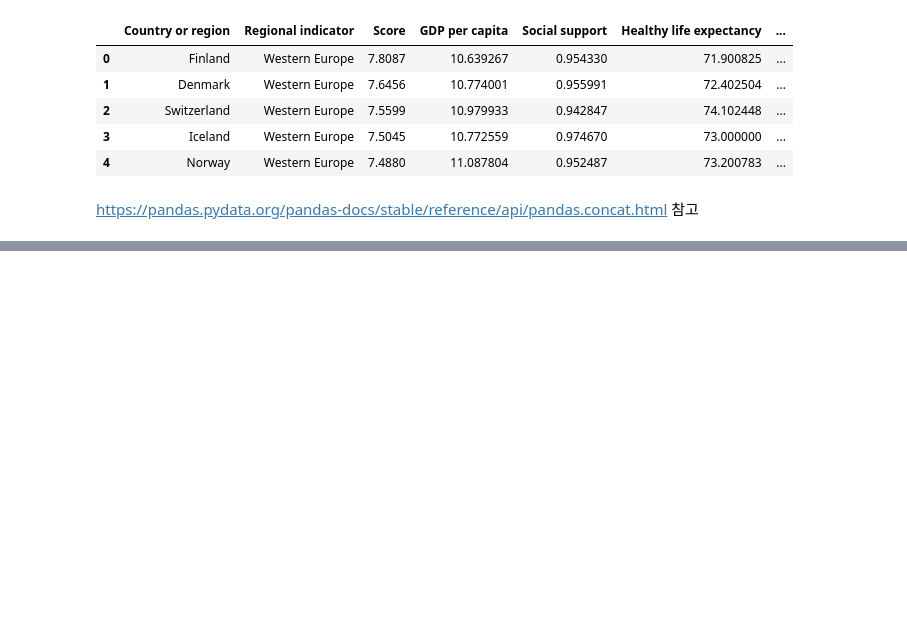
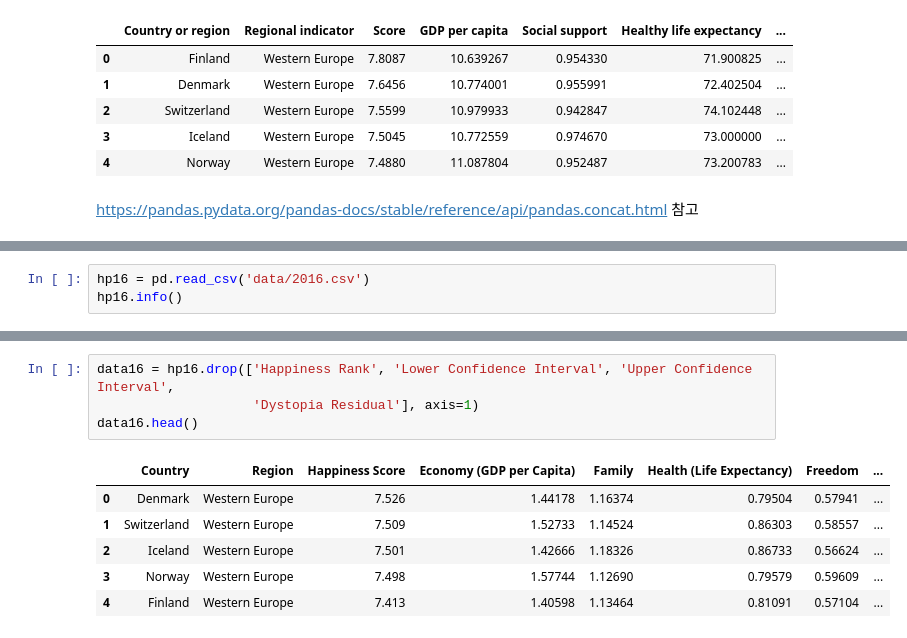
Before and after one commit to sohyeondian/Happiness, a Jupyter notebook: 04. 데이터 합치기.ipynb, the cells around one changed output, grey strips where cells are left out. Saved outputs shown, nothing was run; the diff lists cells and outputs as text; blank space fills up the shorter version.

```diff
--- a/04. 데이터 합치기.ipynb
+++ b/04. 데이터 합치기.ipynb
@@ -233,0 +467,3 @@ data
+# %%
+hp16 = pd.read_csv('data/2016.csv')
+hp16.info()
@@ -233,0 +504,11 @@ data
+# %%
+data16 = hp16.drop(['Happiness Rank', 'Lower Confidence Interval', 'Upper Confidence Interval',
+                    'Dystopia Residual'], axis=1)
+data16.head()
+# %% [output]
+|  | Country | Region | Happiness Score | Economy (GDP per Capita) | Family | Health (Life Expectancy) | Freedom | ... |
+| 0 | Denmark | Western Europe | 7.526 | 1.44178 | 1.16374 | 0.79504 | 0.57941 | ... |
+| 1 | Switzerland | Western Europe | 7.509 | 1.52733 | 1.14524 | 0.86303 | 0.58557 | ... |
+| 2 | Iceland | Western Europe | 7.501 | 1.42666 | 1.18326 | 0.86733 | 0.56624 | ... |
+| 3 | Norway | Western Europe | 7.498 | 1.57744 | 1.12690 | 0.79579 | 0.59609 | ... |
+| 4 | Finland | Western Europe | 7.413 | 1.40598 | 1.13464 | 0.81091 | 0.57104 | ... |
```
Also changed, not shown: parts of 34 cells of this notebook, 1 other file.
